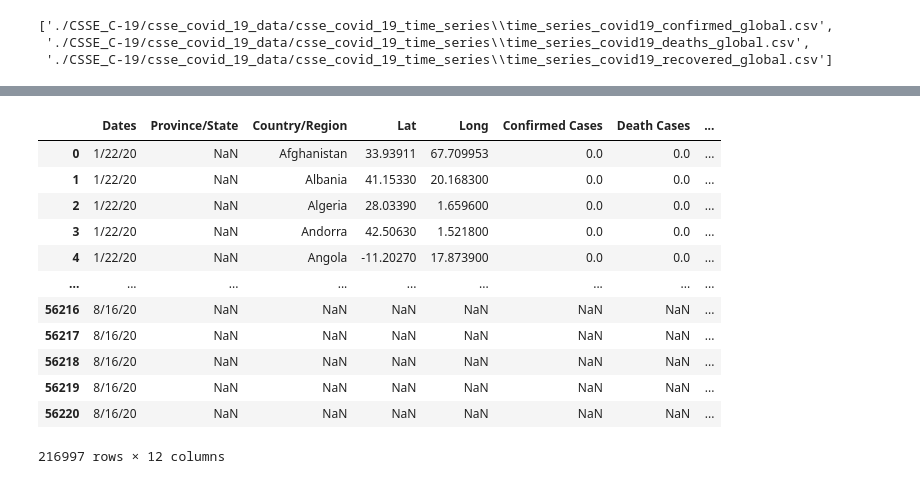
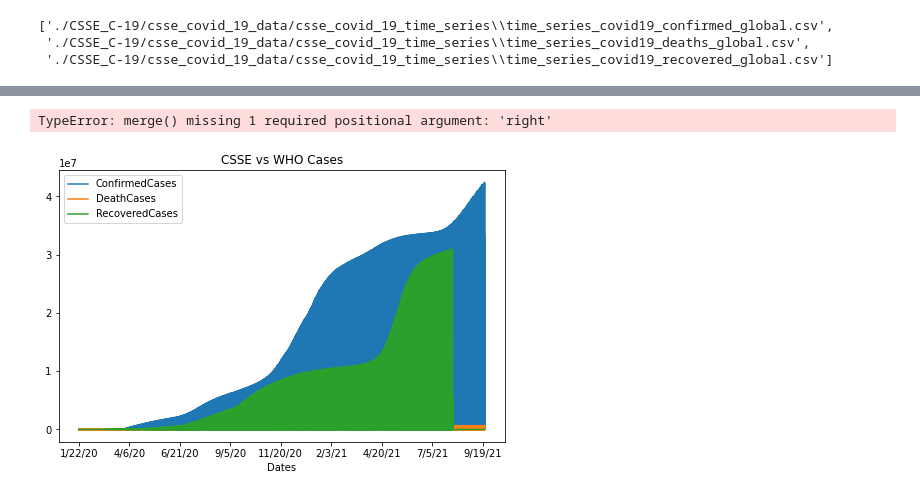
Before and after one commit to jisanos/C19A-COVID-19-Prediction-Algorithm, a Jupyter notebook: CSSE vs WHO.ipynb, the cells around one changed output, grey strips where cells are left out. Saved outputs shown, nothing was run; the diff lists cells and outputs as text; code cells hidden in the pictures.

Commit message:
Graphs

```diff
--- a/CSSE vs WHO.ipynb
+++ b/CSSE vs WHO.ipynb
@@ -151,21 +153,16 @@ display(df_merge2)
 160776 rows × 8 columns
 # %%
-df_diff = pd.concat([df_merge2,WHO_CASES]).drop_duplicates(keep=False)
+df_diff = pd.merge()
 
 DF_All =  df_diff.reindex(columns = ['Dates','Cases','Province/State','Province/States','Country/Region','Lat','Long','WHO region','WHO region label'])
 
 display(df_diff)
 # %% [output]
-|  | Dates | Province/State | Country/Region | Lat | Long | Confirmed Cases | Death Cases | ... |
-| 0 | 1/22/20 | NaN | Afghanistan | 33.93911 | 67.709953 | 0.0 | 0.0 | ... |
-| 1 | 1/22/20 | NaN | Albania | 41.15330 | 20.168300 | 0.0 | 0.0 | ... |
-| 2 | 1/22/20 | NaN | Algeria | 28.03390 | 1.659600 | 0.0 | 0.0 | ... |
-| 3 | 1/22/20 | NaN | Andorra | 42.50630 | 1.521800 | 0.0 | 0.0 | ... |
-| 4 | 1/22/20 | NaN | Angola | -11.20270 | 17.873900 | 0.0 | 0.0 | ... |
-| ... | ... | ... | ... | ... | ... | ... | ... | ... |
-| 56216 | 8/16/20 | NaN | NaN | NaN | NaN | NaN | NaN | ... |
-| 56217 | 8/16/20 | NaN | NaN | NaN | NaN | NaN | NaN | ... |
-| 56218 | 8/16/20 | NaN | NaN | NaN | NaN | NaN | NaN | ... |
-| 56219 | 8/16/20 | NaN | NaN | NaN | NaN | NaN | NaN | ... |
-| 56220 | 8/16/20 | NaN | NaN | NaN | NaN | NaN | NaN | ... |
-216997 rows × 12 columns
+TypeError: merge() missing 1 required positional argument: 'right'
+# %%
+df_diff.plot(x ='Dates', y=['ConfirmedCases','DeathCases','RecoveredCases'], kind = 'line')
+plt.rcParams["figure.figsize"] = (8, 5)
+plt.title("CSSE vs WHO Cases")
+plt.show()
+# %% [output]
+[figure, added]
```
Also changed, not shown: parts of 3 cells of this notebook.
